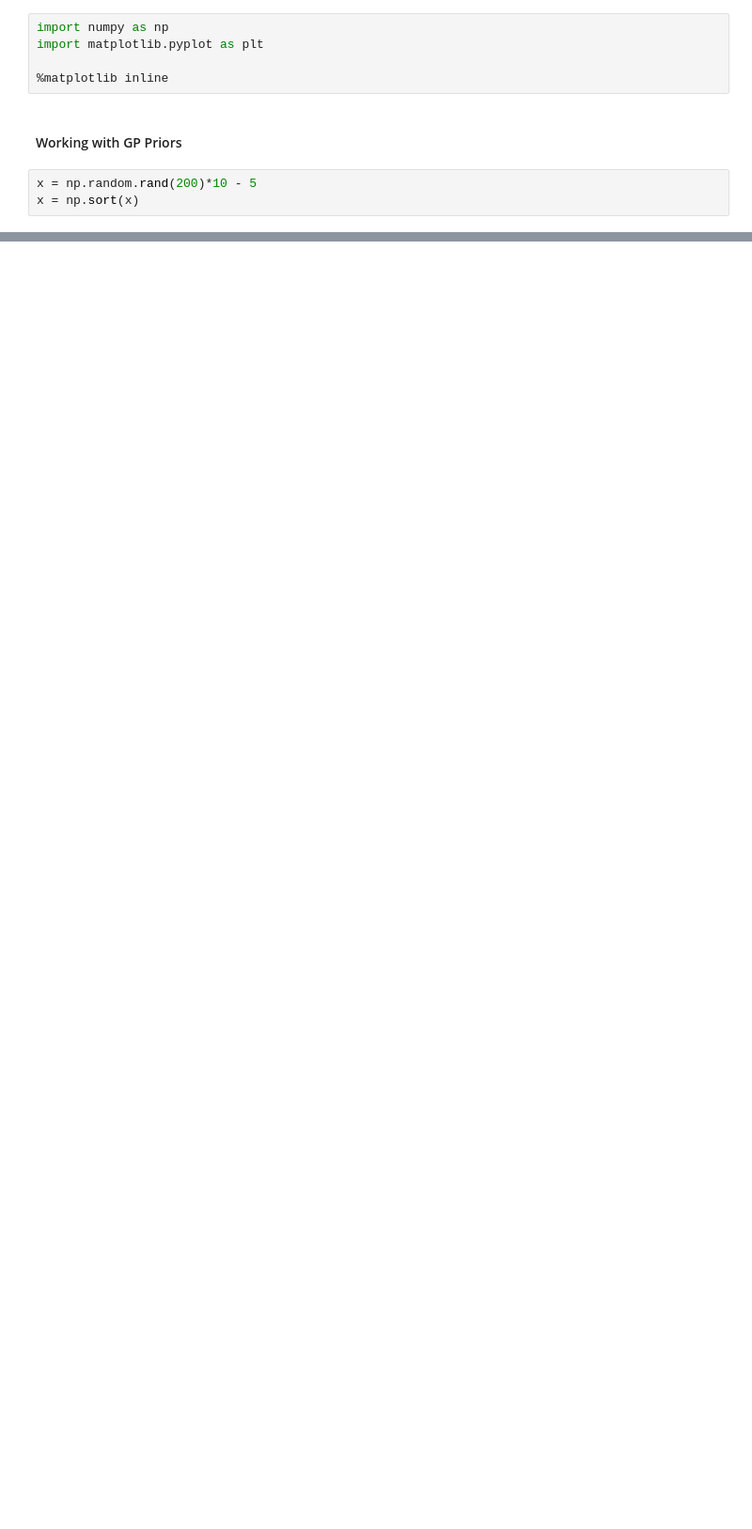
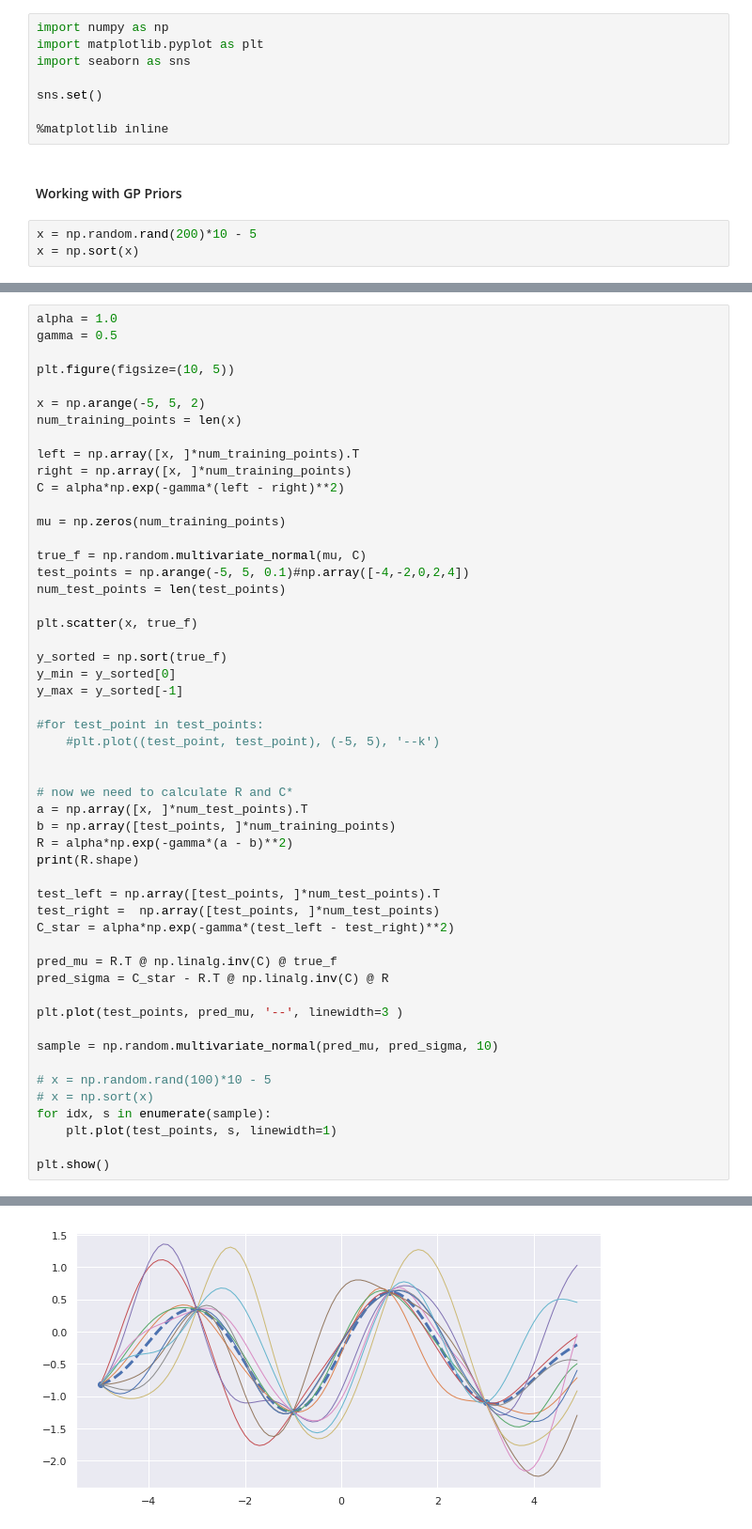
Before and after one commit to upul/WhiteBoard, a Jupyter notebook: GP.ipynb, the cells around one changed output, grey strips where cells are left out. Shown at 94% size. Cells and saved outputs as stored; diff of their text form; blank space fills up the shorter version.

```diff
--- a/GP.ipynb
+++ b/GP.ipynb
@@ -1,6 +1,9 @@
 # %%
 import numpy as np
 import matplotlib.pyplot as plt
+import seaborn as sns
+
+sns.set()
 
 %matplotlib inline
 # %% [markdown]
@@ -33,0 +37,53 @@ plt.show()
+# %%
+alpha = 1.0
+gamma = 0.5
+
+plt.figure(figsize=(10, 5))
+
+x = np.arange(-5, 5, 2)
+num_training_points = len(x)
+
+left = np.array([x, ]*num_training_points).T
+right = np.array([x, ]*num_training_points)
+C = alpha*np.exp(-gamma*(left - right)**2)
+
+mu = np.zeros(num_training_points)
+
+true_f = np.random.multivariate_normal(mu, C)
+test_points = np.arange(-5, 5, 0.1)#np.array([-4,-2,0,2,4])
+num_test_points = len(test_points)
+
+plt.scatter(x, true_f)
+
+y_sorted = np.sort(true_f)
+y_min = y_sorted[0]
+y_max = y_sorted[-1]
+
+#for test_point in test_points:
+    #plt.plot((test_point, test_point), (-5, 5), '--k')
+
+
+# now we need to calculate R and C*
+a = np.array([x, ]*num_test_points).T
+b = np.array([test_points, ]*num_training_points)
+R = alpha*np.exp(-gamma*(a - b)**2)
+print(R.shape)
+
+test_left = np.array([test_points, ]*num_test_points).T
+test_right =  np.array([test_points, ]*num_test_points)
+C_star = alpha*np.exp(-gamma*(test_left - test_right)**2)
+
+pred_mu = R.T @ np.linalg.inv(C) @ true_f
+pred_sigma = C_star - R.T @ np.linalg.inv(C) @ R
+
+plt.plot(test_points, pred_mu, '--', linewidth=3 )
+
+sample = np.random.multivariate_normal(pred_mu, pred_sigma, 10)
+
+# x = np.random.rand(100)*10 - 5
+# x = np.sort(x)
+for idx, s in enumerate(sample):
+    plt.plot(test_points, s, linewidth=1)
+
+plt.show()
+# %% [output]
@@ -33,0 +91 @@ plt.show()
+[figure, added]
```
Also changed, not shown: parts of 2 cells of this notebook.
